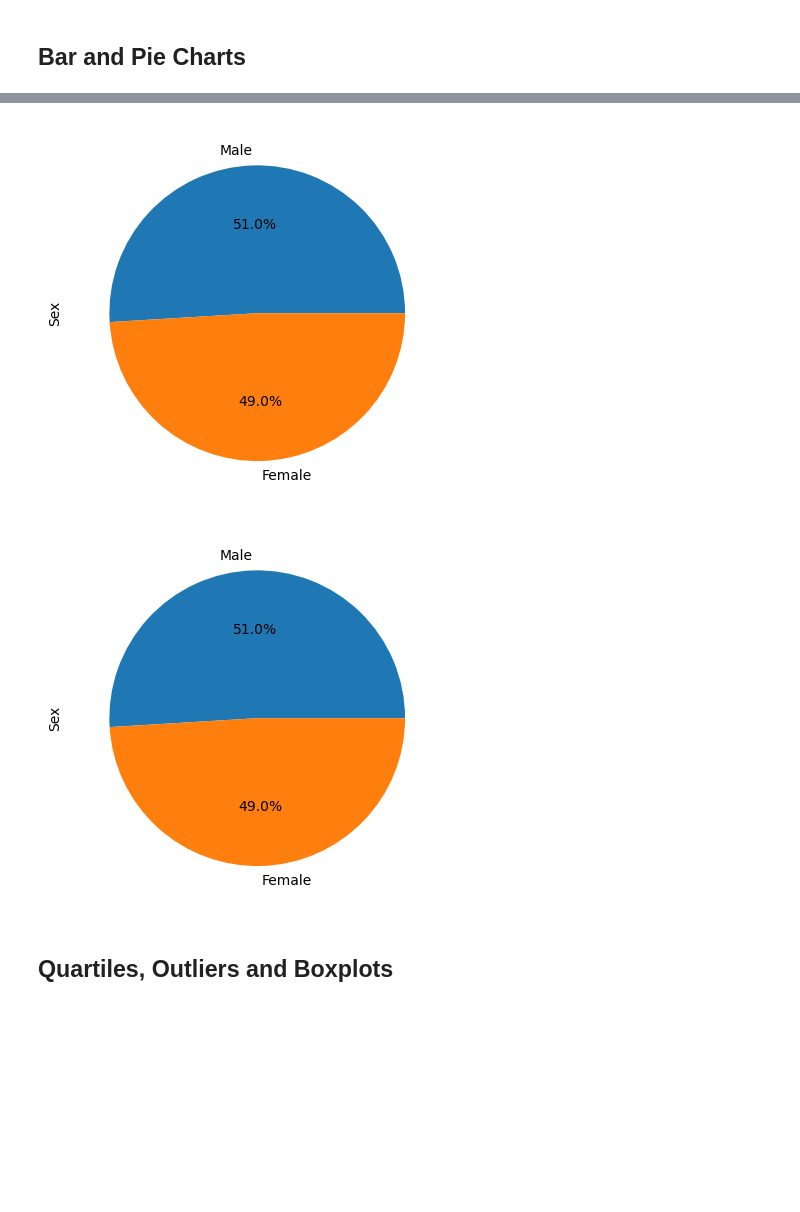
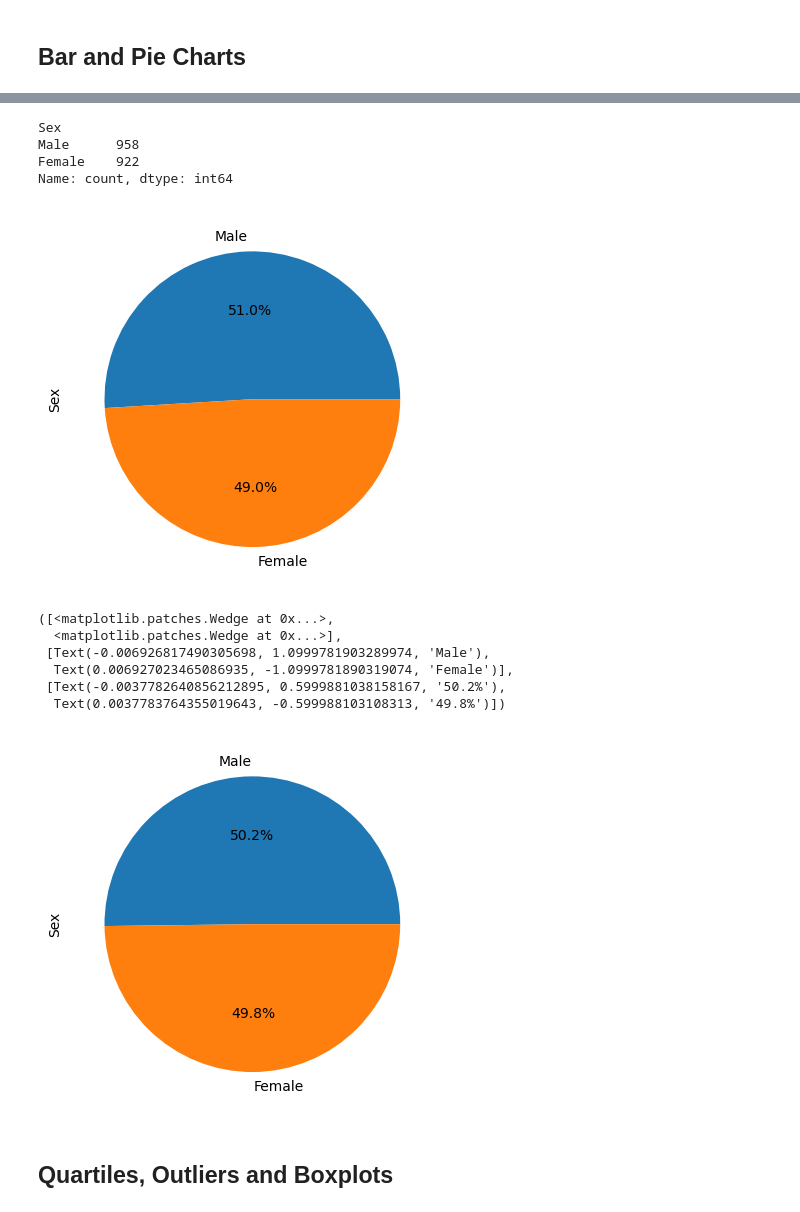
Before and after one commit to karenreyesss/matplotlib-challenge, a Jupyter notebook: Pymaceuticals/pymaceuticals_starter.ipynb, the cells around one changed output, grey strips where cells are left out. Saved outputs shown, nothing was run; the diff lists cells and outputs as text; code cells hidden in the pictures; blank space fills up the shorter version.

```diff
--- a/Pymaceuticals/pymaceuticals_starter.ipynb
+++ b/Pymaceuticals/pymaceuticals_starter.ipynb
@@ -148,10 +194,29 @@ summary_agg
 # %%
 # Generate a pie plot showing the distribution of female versus male mice using Pandas
+gender_data = clean_df["Sex"].value_counts()
+print(gender_data)
+gender_data.plot.pie(autopct= "%1.1f%%")
+plt.ylabel('Sex')
+plt.show()
 # %% [output]
+Sex
+Male      958
+Female    922
+Name: count, dtype: int64
-[figure, old version]
+[figure, new version]
 # %%
 # Generate a pie plot showing the distribution of female versus male mice using pyplot
+labels = ['Male', 'Female',]
+sizes = [50.200803, 49.7999197]
+plt.ylabel('Sex')
+plt.pie(sizes, labels=labels, autopct='%1.1f%%')
 # %% [output]
+([<matplotlib.patches.Wedge at 0x...>,
+  <matplotlib.patches.Wedge at 0x...>],
+ [Text(-0.006926817490305698, 1.0999781903289974, 'Male'),
+  Text(0.006927023465086935, -1.0999781890319074, 'Female')],
+ [Text(-0.0037782640856212895, 0.5999881038158167, '50.2%'),
+  Text(0.0037783764355019643, -0.599988103108313, '49.8%')])
-[figure, old version]
+[figure, new version]
 # %% [markdown]
 ## Quartiles, Outliers and Boxplots
```
Also changed, not shown: parts of 16 cells of this notebook.
